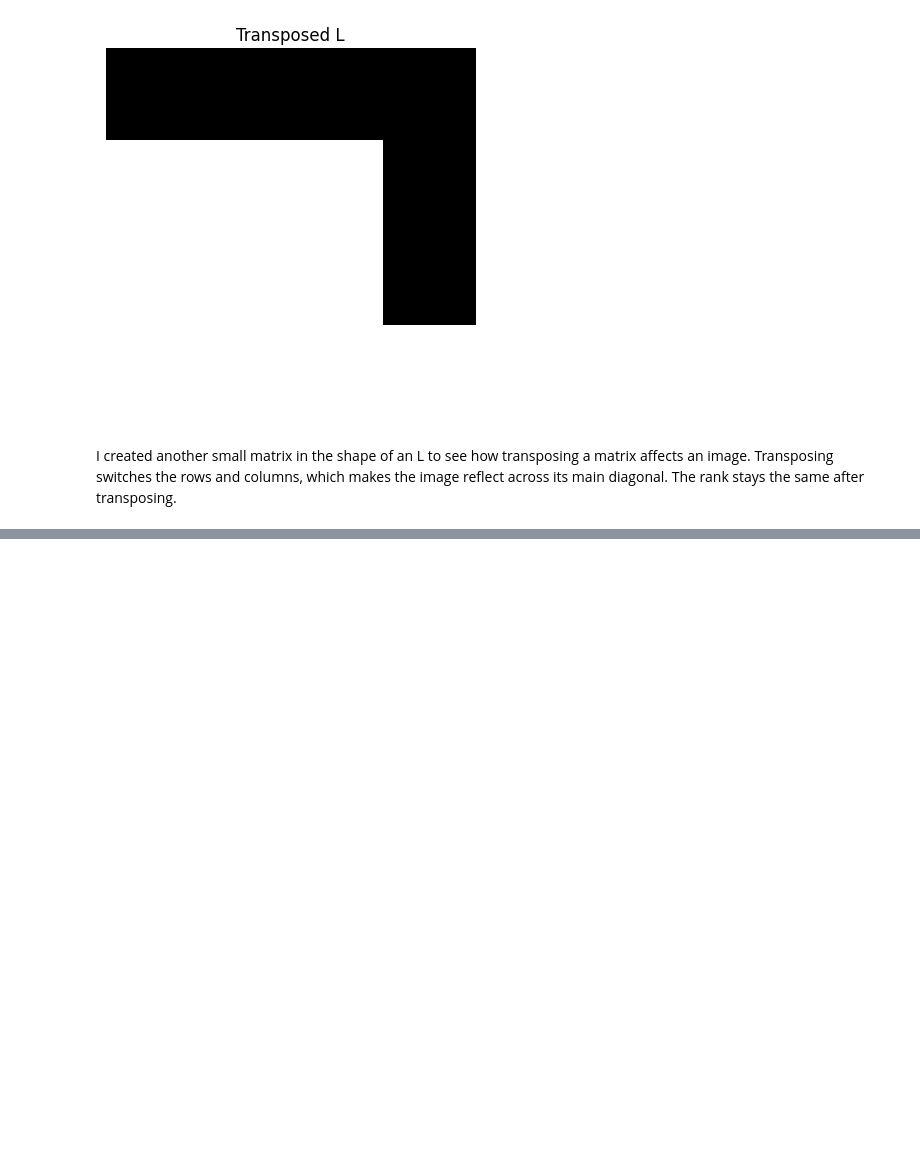
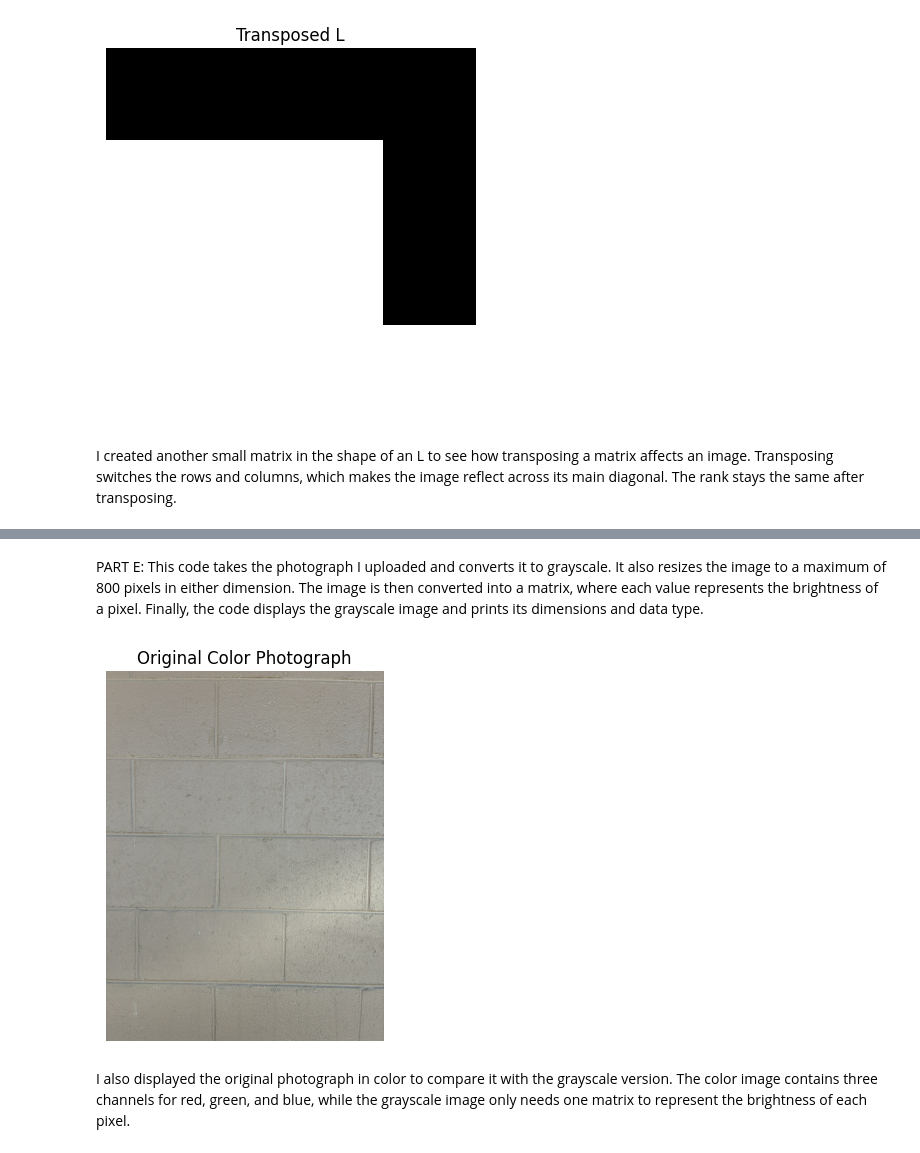
Before and after one commit to Drew-CSE/svd-image-transformation, a Jupyter notebook: notebooks/01_image_as_matrix.ipynb, the cells around one changed output, grey strips where cells are left out. Saved outputs shown, nothing was run; the diff lists cells and outputs as text; code cells hidden in the pictures; blank space fills up the shorter version.

Commit message:
Finished the rest of Part D and Part E

```diff
--- a/notebooks/01_image_as_matrix.ipynb
+++ b/notebooks/01_image_as_matrix.ipynb
@@ -160,0 +208,13 @@ I created another small matrix in the shape of an L to see how transposing a mat
+# %% [markdown]
+PART E: This code takes the photograph I uploaded and converts it to grayscale. It also resizes the image to a maximum of 800 pixels in either dimension. The image is then converted into a matrix, where each value represents the brightness of a pixel. Finally, the code displays the grayscale image and prints its dimensions and data type.
+# %%
+color_img = Image.open(name).convert("RGB")
+
+plt.imshow(color_img)
+plt.title("Original Color Photograph")
+plt.axis("off")
+plt.show()
+# %% [output]
+[figure, added]
+# %% [markdown]
+I also displayed the original photograph in color to compare it with the grayscale version. The color image contains three channels for red, green, and blue, while the grayscale image only needs one matrix to represent the brightness of each pixel.
```
Also changed, not shown: parts of 4 cells of this notebook.
